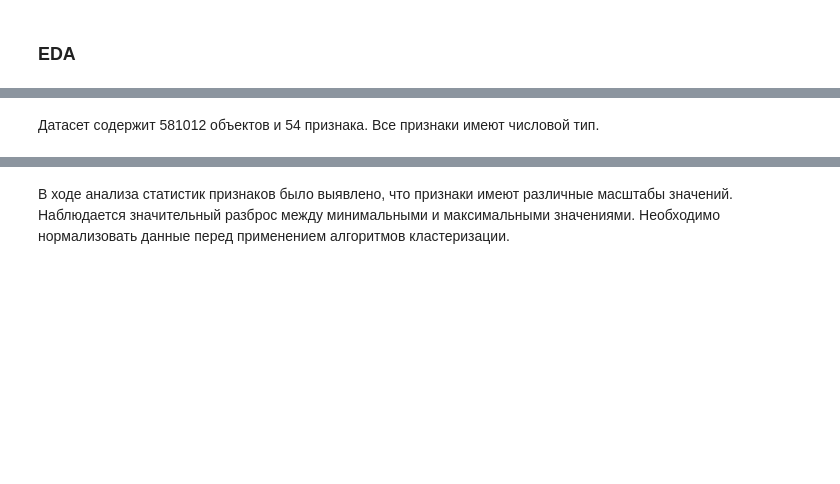
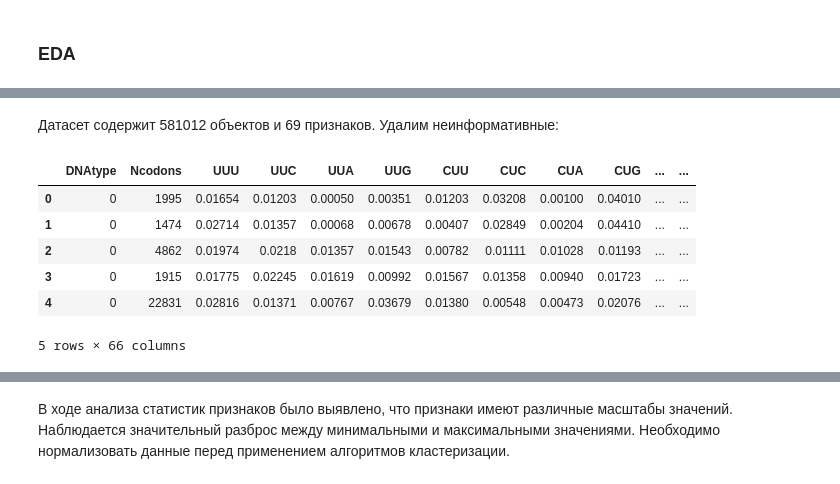
Before and after one commit to sofyak0zyreva/ml-course, a Jupyter notebook: homework/task6.ipynb, the cells around one changed output, grey strips where cells are left out. Drawn from its saved outputs; the diff is of its cells as text; code cells hidden in the pictures; blank space fills up the shorter version.

```diff
--- a/homework/task6.ipynb
+++ b/homework/task6.ipynb
@@ -96,2 +126,14 @@ memory usage: 239.4 MB
 # %% [markdown]
-Датасет содержит 581012 объектов и 54 признака. Все признаки имеют числовой тип.
+Датасет содержит 581012 объектов и 69 признаков. Удалим неинформативные:
+# %%
+y_true = df["Kingdom"]
+df = df.drop(columns=["Kingdom", "SpeciesID", "SpeciesName"])
+df.head()
+# %% [output]
+|  | DNAtype | Ncodons | UUU | UUC | UUA | UUG | CUU | CUC | CUA | CUG | ... | ... |
+| 0 | 0 | 1995 | 0.01654 | 0.01203 | 0.00050 | 0.00351 | 0.01203 | 0.03208 | 0.00100 | 0.04010 | ... | ... |
+| 1 | 0 | 1474 | 0.02714 | 0.01357 | 0.00068 | 0.00678 | 0.00407 | 0.02849 | 0.00204 | 0.04410 | ... | ... |
+| 2 | 0 | 4862 | 0.01974 | 0.0218 | 0.01357 | 0.01543 | 0.00782 | 0.01111 | 0.01028 | 0.01193 | ... | ... |
+| 3 | 0 | 1915 | 0.01775 | 0.02245 | 0.01619 | 0.00992 | 0.01567 | 0.01358 | 0.00940 | 0.01723 | ... | ... |
+| 4 | 0 | 22831 | 0.02816 | 0.01371 | 0.00767 | 0.03679 | 0.01380 | 0.00548 | 0.00473 | 0.02076 | ... | ... |
+5 rows × 66 columns
```
Also changed, not shown: parts of 49 cells of this notebook.
